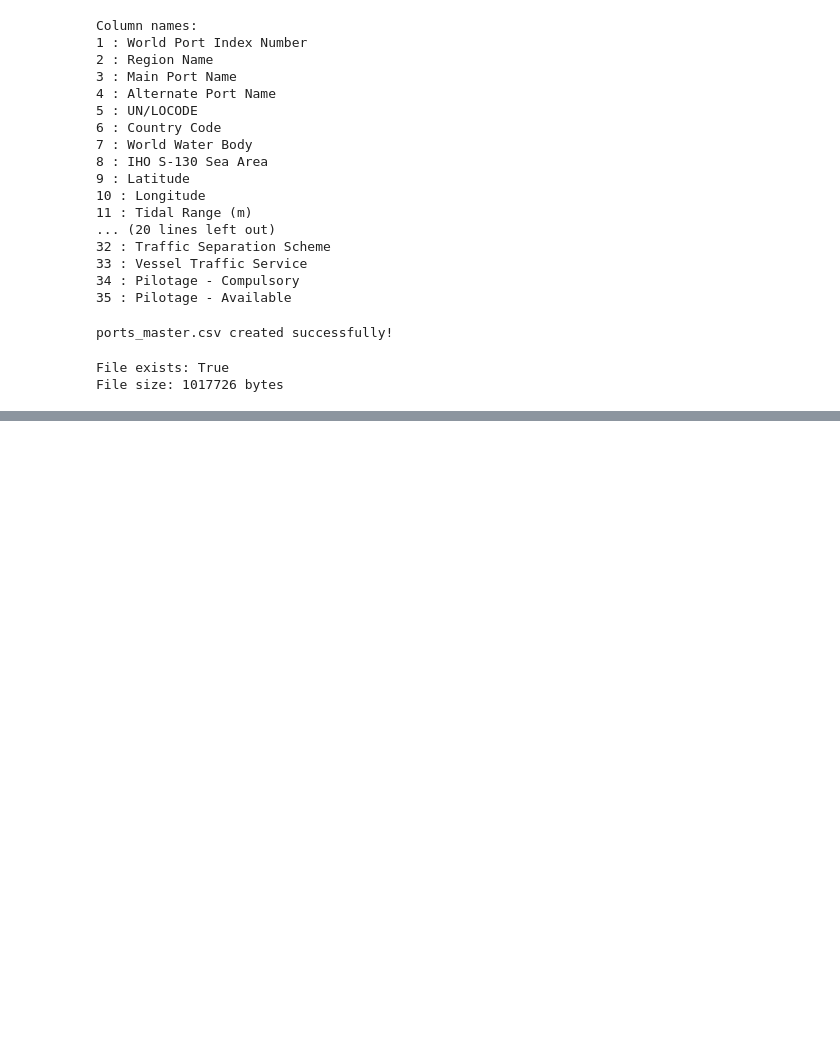
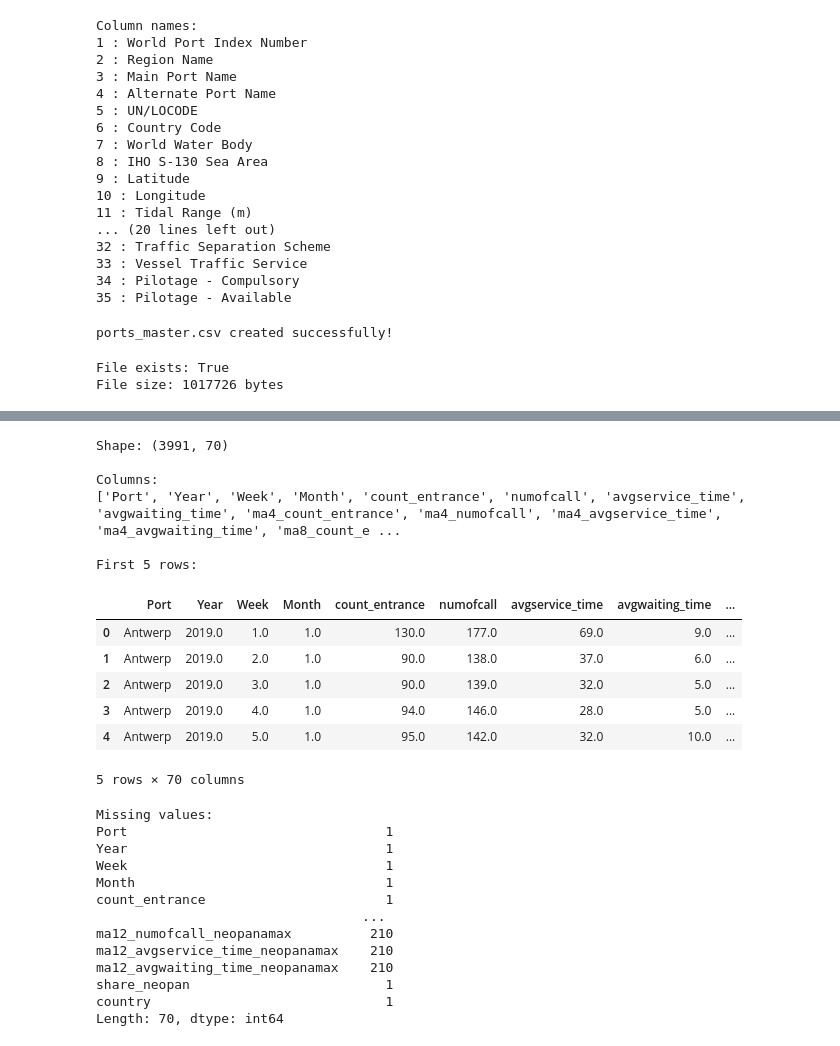
Before and after one commit to Suprabhat4970/MarineGuard-AI, a Jupyter notebook: ml/WPI_Port_Data_Analysis.ipynb, the cells around one changed output, grey strips where cells are left out. Cells and saved outputs as stored; diff of their text form; code cells hidden in the pictures; blank space fills up the shorter version.

```diff
--- a/ml/WPI_Port_Data_Analysis.ipynb
+++ b/ml/WPI_Port_Data_Analysis.ipynb
@@ -382,0 +397,41 @@ File size: 1017726 bytes
+# %%
+import pandas as pd
+
+adb = pd.read_csv("ADB_port_traffic_data.csv")
+
+print("Shape:", adb.shape)
+print("\nColumns:")
+print(adb.columns.tolist())
+
+print("\nFirst 5 rows:")
+display(adb.head())
+
+print("\nMissing values:")
+print(adb.isnull().sum())
+# %% [output]
+Shape: (3991, 70)
+
+Columns:
+['Port', 'Year', 'Week', 'Month', 'count_entrance', 'numofcall', 'avgservice_time', 'avgwaiting_time', 'ma4_count_entrance', 'ma4_numofcall', 'ma4_avgservice_time', 'ma4_avgwaiting_time', 'ma8_count_e ...
+
+First 5 rows:
+|  | Port | Year | Week | Month | count_entrance | numofcall | avgservice_time | avgwaiting_time | ... |
+| 0 | Antwerp | 2019.0 | 1.0 | 1.0 | 130.0 | 177.0 | 69.0 | 9.0 | ... |
+| 1 | Antwerp | 2019.0 | 2.0 | 1.0 | 90.0 | 138.0 | 37.0 | 6.0 | ... |
+| 2 | Antwerp | 2019.0 | 3.0 | 1.0 | 90.0 | 139.0 | 32.0 | 5.0 | ... |
+| 3 | Antwerp | 2019.0 | 4.0 | 1.0 | 94.0 | 146.0 | 28.0 | 5.0 | ... |
+| 4 | Antwerp | 2019.0 | 5.0 | 1.0 | 95.0 | 142.0 | 32.0 | 10.0 | ... |
+5 rows × 70 columns
+Missing values:
+Port                                 1
+Year                                 1
+Week                                 1
+Month                                1
+count_entrance                       1
+                                  ...
+ma12_numofcall_neopanamax          210
+ma12_avgservice_time_neopanamax    210
+ma12_avgwaiting_time_neopanamax    210
+share_neopan                         1
+country                              1
+Length: 70, dtype: int64
```
Also changed, not shown: parts of 20 cells of this notebook, 1 other file.
